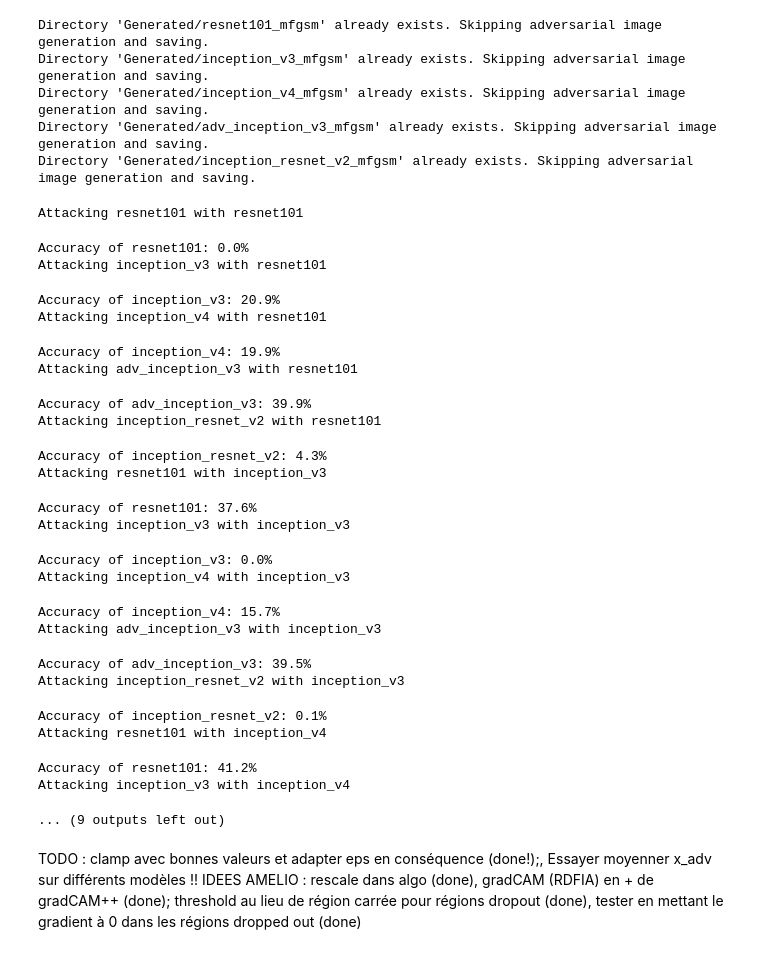
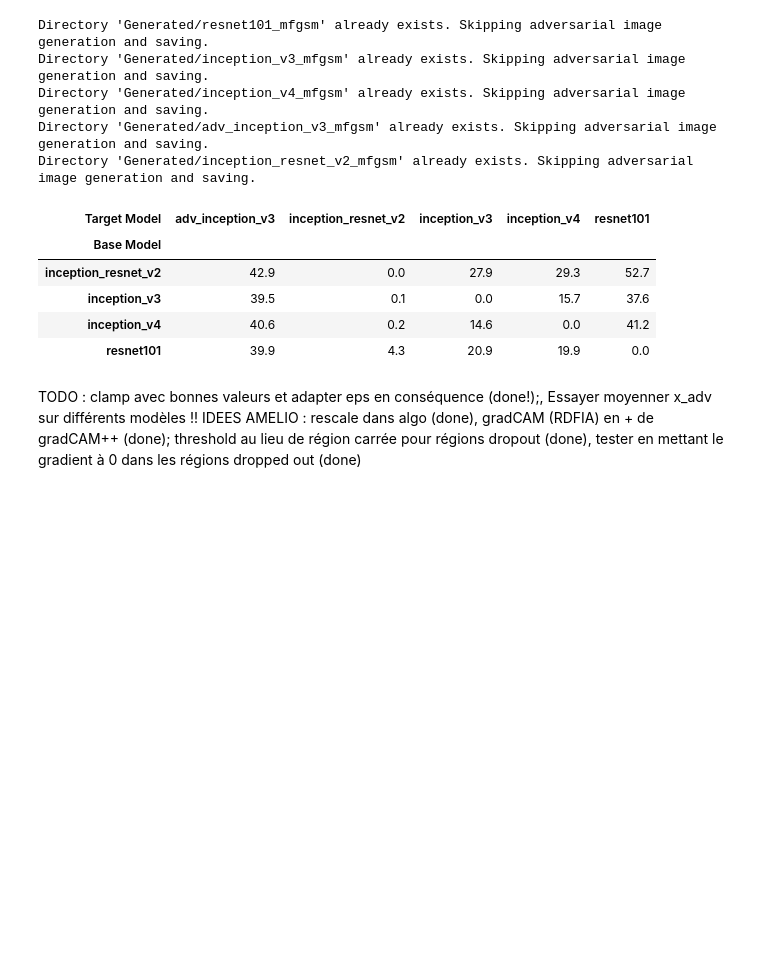
Before and after one commit to guillaume-salle/APD_AMAL, a Jupyter notebook: v8.ipynb, the cells around one changed output. Cells and saved outputs as stored; diff of their text form; code cells hidden in the pictures; blank space fills up the shorter version.

```diff
--- a/v8.ipynb
+++ b/v8.ipynb
@@ -165,33 +160,16 @@ Directory 'Generated/adv_inception_v3_mfgsm' already exists. Skipping adversaria
 Directory 'Generated/inception_resnet_v2_mfgsm' already exists. Skipping adversarial image generation and saving.
 # %%
 df_pivot = evaluate_cross_model_accuracy(models, label_file_path, batch_size, num_workers, device, "_mfgsm")
+display(df_pivot)
 
 df_pivot.to_csv("accuracies_mfgsm.csv")
 # %% [output]
-Attacking resnet101 with resnet101
-Accuracy of resnet101: 0.0%
-Attacking inception_v3 with resnet101
-Accuracy of inception_v3: 20.9%
-Attacking inception_v4 with resnet101
-Accuracy of inception_v4: 19.9%
-Attacking adv_inception_v3 with resnet101
-Accuracy of adv_inception_v3: 39.9%
-Attacking inception_resnet_v2 with resnet101
-Accuracy of inception_resnet_v2: 4.3%
-Attacking resnet101 with inception_v3
-Accuracy of resnet101: 37.6%
-Attacking inception_v3 with inception_v3
-Accuracy of inception_v3: 0.0%
-Attacking inception_v4 with inception_v3
-Accuracy of inception_v4: 15.7%
-Attacking adv_inception_v3 with inception_v3
-Accuracy of adv_inception_v3: 39.5%
-Attacking inception_resnet_v2 with inception_v3
-Accuracy of inception_resnet_v2: 0.1%
-Attacking resnet101 with inception_v4
-Accuracy of resnet101: 41.2%
-Attacking inception_v3 with inception_v4
-... (9 outputs left out)
+| Target Model | adv_inception_v3 | inception_resnet_v2 | inception_v3 | inception_v4 | resnet101 |
+| Base Model |  |  |  |  |  |
+| inception_resnet_v2 | 42.9 | 0.0 | 27.9 | 29.3 | 52.7 |
+| inception_v3 | 39.5 | 0.1 | 0.0 | 15.7 | 37.6 |
+| inception_v4 | 40.6 | 0.2 | 14.6 | 0.0 | 41.2 |
+| resnet101 | 39.9 | 4.3 | 20.9 | 19.9 | 0.0 |
 # %% [markdown]
 TODO : clamp avec bonnes valeurs et adapter eps en conséquence (done!);, Essayer moyenner x_adv sur différents modèles !!
 IDEES AMELIO : rescale dans algo (done), gradCAM (RDFIA) en + de gradCAM++ (done); threshold au lieu de région carrée pour régions dropout (done), tester en mettant le gradient à 0 dans les régions dropped out (done)
```
Also changed, not shown: parts of 8 cells of this notebook, 3 other files.
